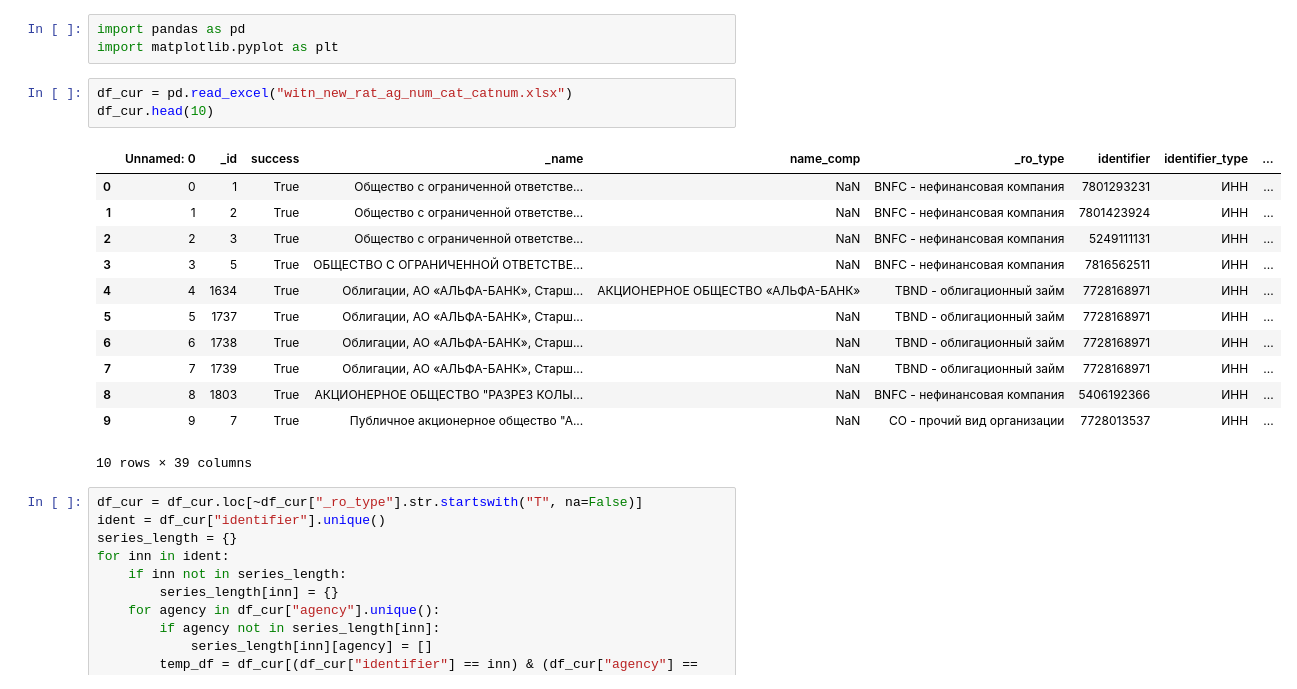
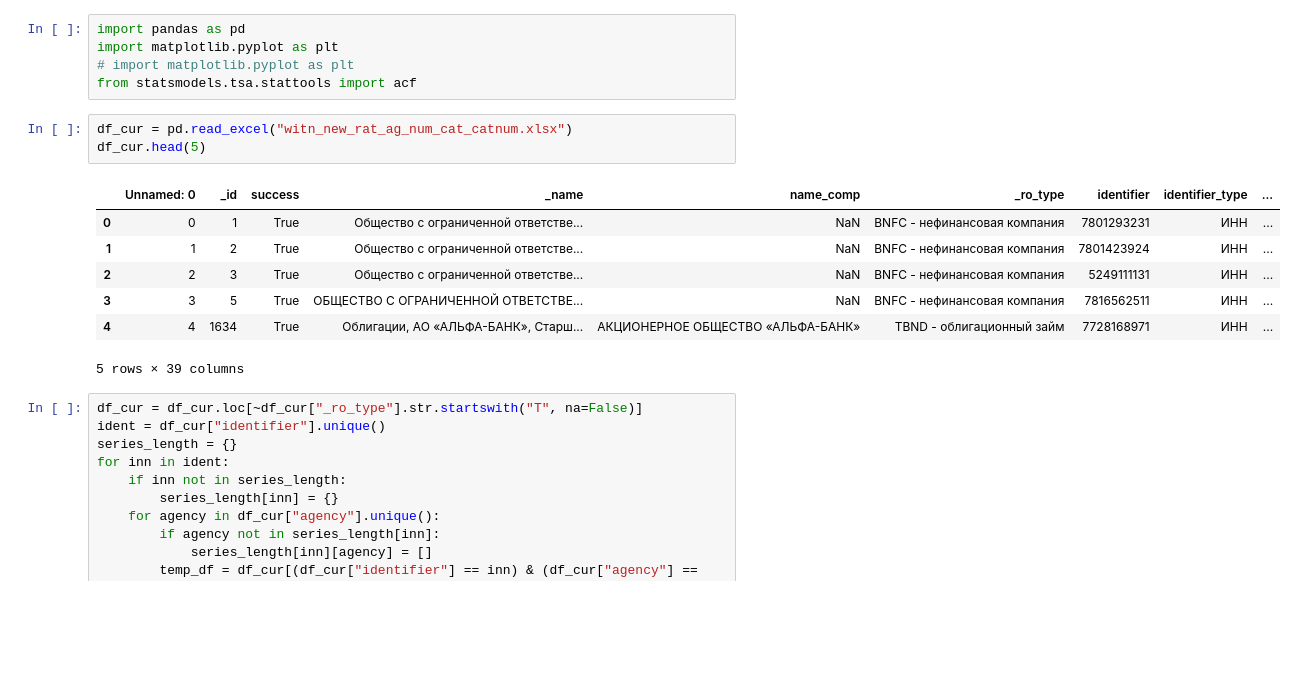
Before and after one commit to DanLip02/Ratings-analysis-project, a Jupyter notebook: jupyter_books/Herst.ipynb, the cells around one changed output. Saved outputs shown, nothing was run; the diff lists cells and outputs as text; blank space fills up the shorter version.

```diff
--- a/jupyter_books/Herst.ipynb
+++ b/jupyter_books/Herst.ipynb
@@ -1,22 +1,19 @@
 # %%
 import pandas as pd
 import matplotlib.pyplot as plt
+# import matplotlib.pyplot as plt
+from statsmodels.tsa.stattools import acf
 # %%
 df_cur = pd.read_excel("witn_new_rat_ag_num_cat_catnum.xlsx")
-df_cur.head(10)
+df_cur.head(5)
 # %% [output]
 |  | Unnamed: 0 | _id | success | _name | name_comp | _ro_type | identifier | identifier_type | ... |
 | 0 | 0 | 1 | True | Общество с ограниченной ответстве... | NaN | BNFC - нефинансовая компания | 7801293231 | ИНН | ... |
 | 1 | 1 | 2 | True | Общество с ограниченной ответстве... | NaN | BNFC - нефинансовая компания | 7801423924 | ИНН | ... |
 | 2 | 2 | 3 | True | Общество с ограниченной ответстве... | NaN | BNFC - нефинансовая компания | 5249111131 | ИНН | ... |
 | 3 | 3 | 5 | True | ОБЩЕСТВО С ОГРАНИЧЕННОЙ ОТВЕТСТВЕ... | NaN | BNFC - нефинансовая компания | 7816562511 | ИНН | ... |
 | 4 | 4 | 1634 | True | Облигации, АО «АЛЬФА-БАНК», Старш... | АКЦИОНЕРНОЕ ОБЩЕСТВО «АЛЬФА-БАНК» | TBND - облигационный займ | 7728168971 | ИНН | ... |
-| 5 | 5 | 1737 | True | Облигации, АО «АЛЬФА-БАНК», Старш... | NaN | TBND - облигационный займ | 7728168971 | ИНН | ... |
-| 6 | 6 | 1738 | True | Облигации, АО «АЛЬФА-БАНК», Старш... | NaN | TBND - облигационный займ | 7728168971 | ИНН | ... |
-| 7 | 7 | 1739 | True | Облигации, АО «АЛЬФА-БАНК», Старш... | NaN | TBND - облигационный займ | 7728168971 | ИНН | ... |
-| 8 | 8 | 1803 | True | АКЦИОНЕРНОЕ ОБЩЕСТВО "РАЗРЕЗ КОЛЫ... | NaN | BNFC - нефинансовая компания | 5406192366 | ИНН | ... |
-| 9 | 9 | 7 | True | Публичное акционерное общество "А... | NaN | CO - прочий вид организации | 7728013537 | ИНН | ... |
-10 rows × 39 columns
+5 rows × 39 columns
 # %%
 df_cur = df_cur.loc[~df_cur["_ro_type"].str.startswith("T", na=False)]
 ident = df_cur["identifier"].unique()
```
Also changed, not shown: parts of 29 cells of this notebook, 3 other files.
